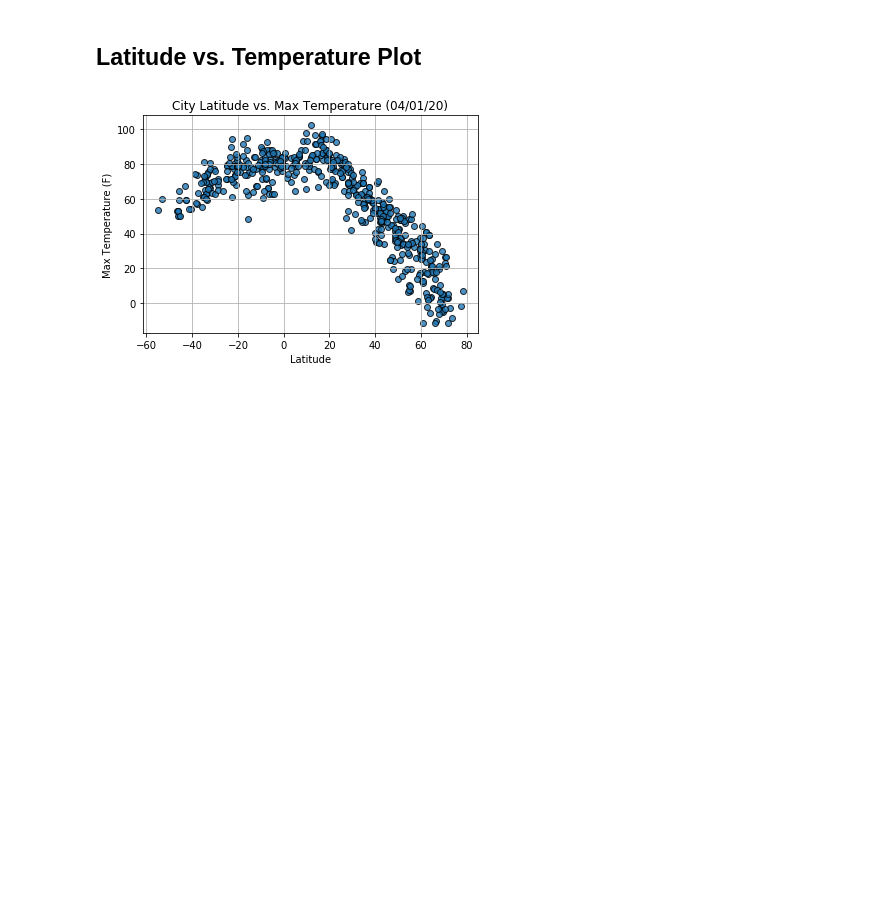
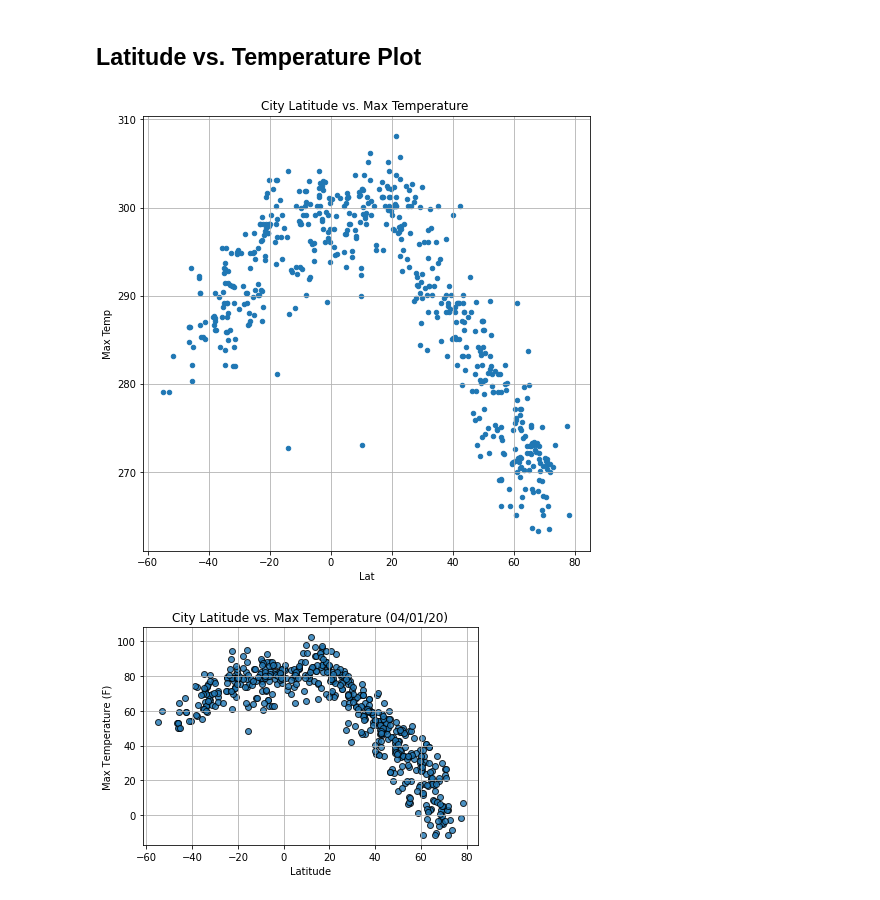
Before and after one commit to Yazz-01/Python_API_challenge, a Jupyter notebook: Weatherpy/weather_main.ipynb, the cells around one changed output. Saved outputs shown, nothing was run; the diff lists cells and outputs as text; code cells hidden in the pictures; blank space fills up the shorter version.

Commit message:
Programmed scatter plot

```diff
--- a/Weatherpy/weather_main.ipynb
+++ b/Weatherpy/weather_main.ipynb
@@ -315,8 +329,9 @@ Index: []
 # %% [output]
 Int64Index([], dtype='int64')
 # %%
-# Make a new DataFrame equal to the city data to drop all humidity outliers by index.
+# Make a new DataFrame equal to the city data to drop all humidity outliers by index
 # Passing "inplace=False" will make a copy of the city_data DataFrame, which we call "clean_city_data".
-humidity_outliers = cities_weather_df.drop
+clean_city_data = cities_weather_df.drop_duplicates("City",keep="first")
+clean_city_data
 # %% [output]
 |  | City | Lat | Lng | Max Temp | Humidity | Cloudiness | Wind Speed | Country | Date |
@@ -331,6 +369,13 @@ humidity_outliers = cities_weather_df.drop
 * Save the plotted figures as .pngs.
 # %% [markdown]
 ## Latitude vs. Temperature Plot
+# %%
+# Create a scatter plot which compares MPG to horsepower
+clean_city_data.plot(kind="scatter", x="Lat", y="Max Temp", grid=True, figsize=(8,8),
+              title="City Latitude vs. Max Temperature ")
+plt.show()
+# %% [output]
+[figure, added]
 # %%
 # %% [output]
 [figure]
```
Also changed, not shown: parts of 3 cells of this notebook.
